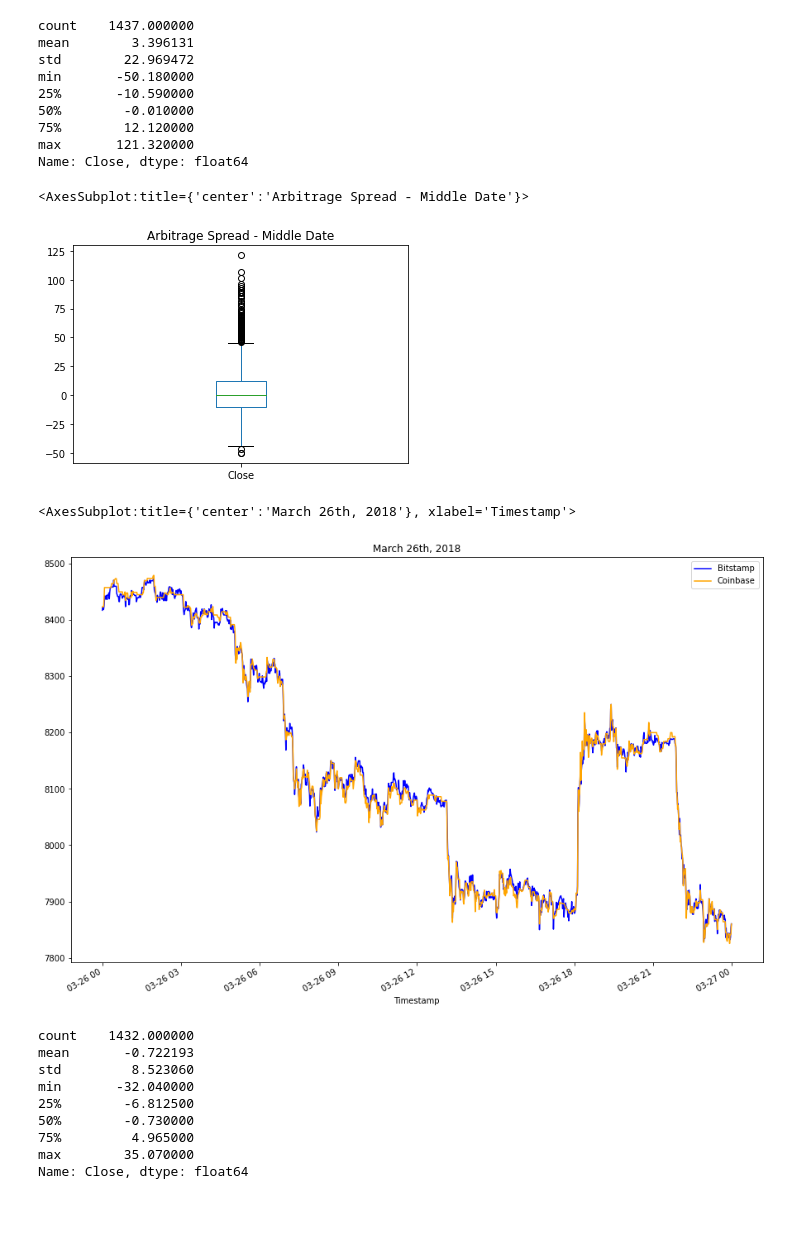
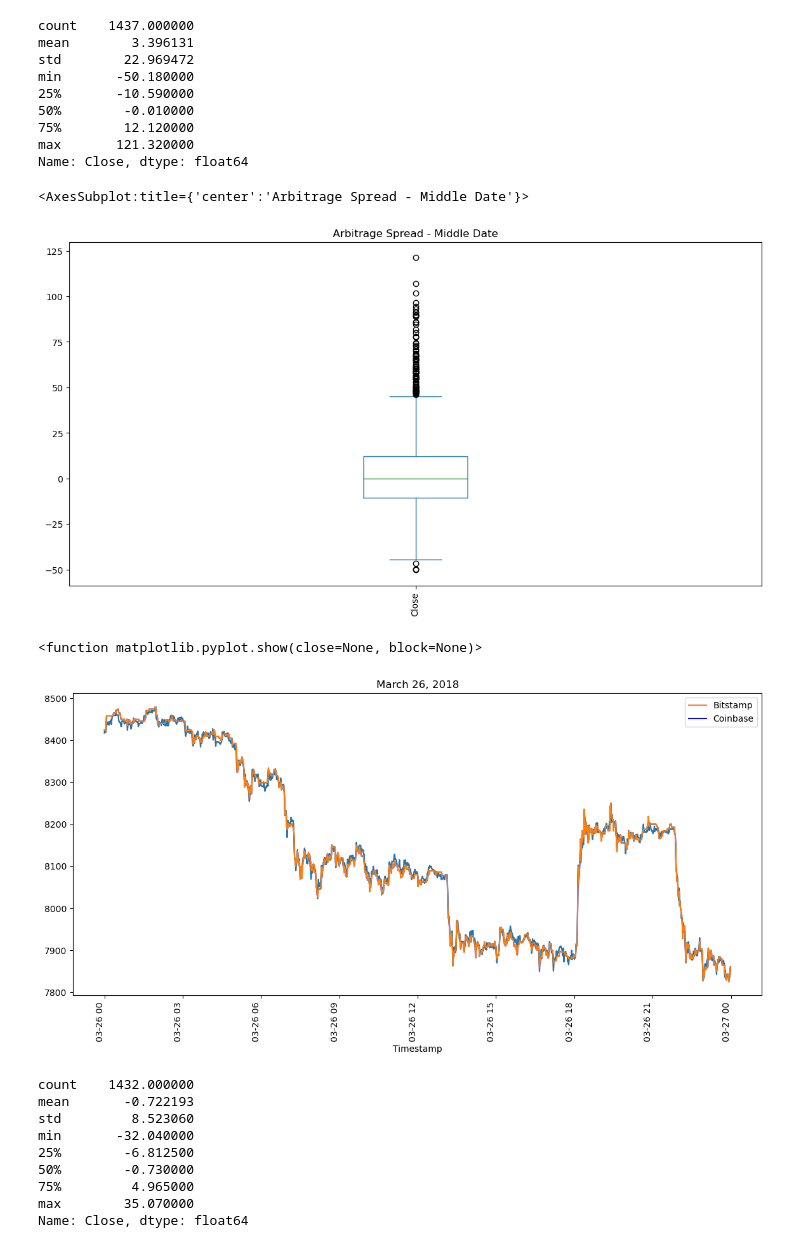
Before and after one commit to Eyasualemu/crypto_arbitrage_ch3, a Jupyter notebook: crypto_arbitrage.ipynb, the cells around one changed output. Saved outputs shown, nothing was run; the diff lists cells and outputs as text; code cells hidden in the pictures; blank space fills up the shorter version.

```diff
--- a/crypto_arbitrage.ipynb
+++ b/crypto_arbitrage.ipynb
@@ -497,16 +523,27 @@ Name: Close, dtype: float64
 # %%
 # Visualize the arbitrage spread from the middle of the dataset in a box plot
 # YOUR CODE HERE
+arbitrage_spread_middle.plot.box(figsize=(14,7), title="Arbitrage Spread - Middle Date", rot=90)
 # %% [output]
 <AxesSubplot:title={'center':'Arbitrage Spread - Middle Date'}>
-[figure, old version]
+[figure, new version]
 # %%
 # Create an overlay plot that visualizes the two dataframes over a period of one day from late in the dataset.
 # Be sure that the plots include the parameters `legend`, `figsize`, `title`, `color` and `label`
 # YOUR CODE HERE
+normalize_bitstamp_march_26_2018 = bitstamp['Close'].loc['2018-03-26':'2018-03-26']
+normalize_coinbase_march_26_2018 = coinbase['Close'].loc['2018-03-26':'2018-03-26']
+normalize_bitstamp_march_26_2018.plot(figsize=(14,7), title="March 26, 2018", rot=90, color="coral")
+normalize_coinbase_march_26_2018.plot(figsize=(14,7), title="March 26, 2018", rot=90, color="blue")
+y1=normalize_bitstamp_march_26_2018
+y2=normalize_coinbase_march_26_2018
+plt.plot(y1)
+plt.plot(y2)
+plt.legend(["Bitstamp", "Coinbase"], loc ="upper right")
+plt.show
 # %% [output]
-<AxesSubplot:title={'center':'March 26th, 2018'}, xlabel='Timestamp'>
+<function matplotlib.pyplot.show(close=None, block=None)>
-[figure, old version]
+[figure, new version]
 # %%
 # Using the date from the late that you have selected, calculate the arbitrage spread
 # by subtracting the bitstamp lower closing prices from the coinbase higher closing prices
```
Also changed, not shown: parts of 38 cells of this notebook.
